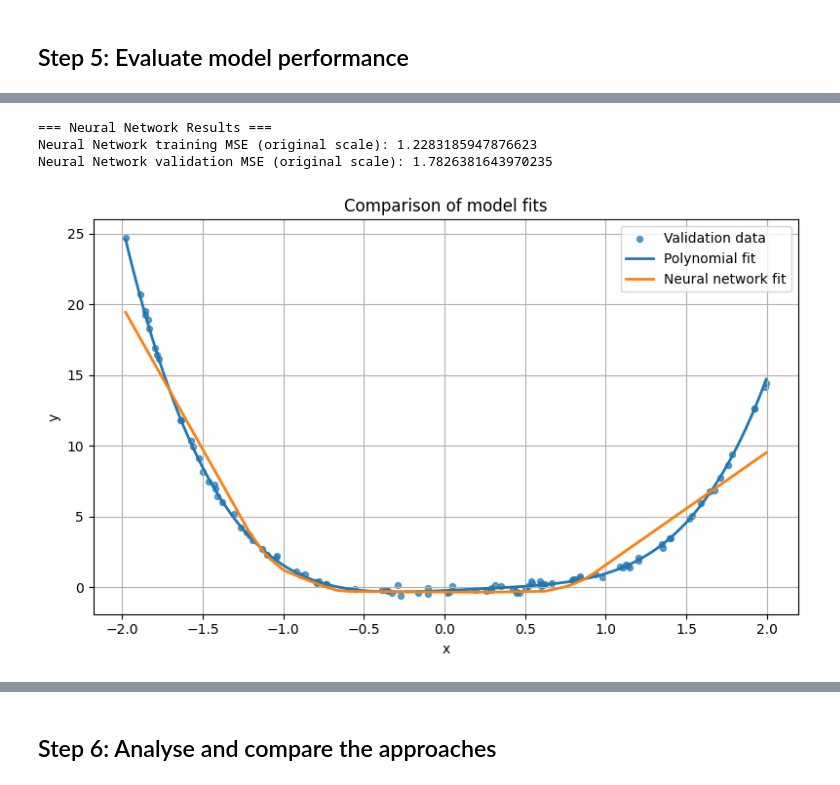
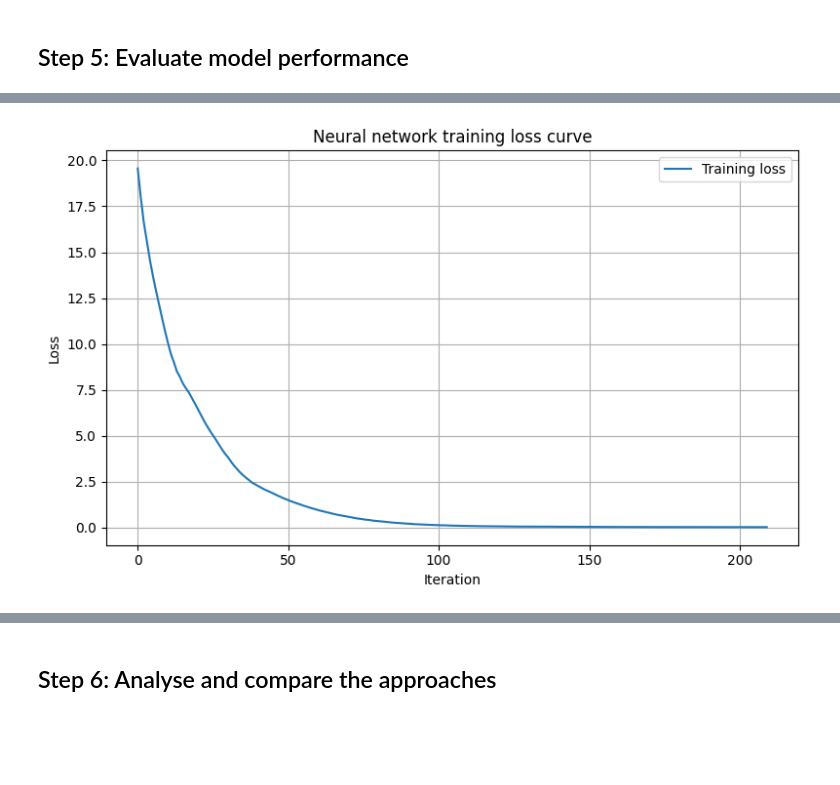
Before and after one commit to zvrv6256-uol/2603-individual-project, a Jupyter notebook: draft code.ipynb, the cells around one changed output, grey strips where cells are left out. Saved outputs shown, nothing was run; the diff lists cells and outputs as text; code cells hidden in the pictures; blank space fills up the shorter version.

```diff
--- a/draft code.ipynb
+++ b/draft code.ipynb
@@ -353,58 +238,12 @@ plt.show()
-# %%
-W1_best, b1_best, W2_best, b2_best = best_parameters
-
-def unscale_y(y_scaled, y_mean, y_std):
-    return y_scaled * y_std + y_mean
-
-# Predictions in scaled space
-y_train_pred_nn_scaled, _ = forward_regression(
-    x_train_scaled, W1_best, b1_best, W2_best, b2_best
-)
-y_val_pred_nn_scaled, _ = forward_regression(
-    x_val_scaled, W1_best, b1_best, W2_best, b2_best
-)
-
-# Convert back to original scale
-y_train_pred_nn = unscale_y(y_train_pred_nn_scaled, y_mean, y_std)
-y_val_pred_nn = unscale_y(y_val_pred_nn_scaled, y_mean, y_std)
-
-nn_train_mse = mse(y_train, y_train_pred_nn)
-nn_val_mse = mse(y_val, y_val_pred_nn)
-
-print("\n=== Neural Network Results ===")
-print("Neural Network training MSE (original scale):", float(nn_train_mse))
-print("Neural Network validation MSE (original scale):", float(nn_val_mse))
-# %% [output]
-=== Neural Network Results ===
-Neural Network training MSE (original scale): 1.2283185947876623
-Neural Network validation MSE (original scale): 1.7826381643970235
-# %%
-x_grid = np.linspace(
-    min(train_df["x"].min(), val_df["x"].min()),
-    max(train_df["x"].max(), val_df["x"].max()),
-    400
-).reshape(-1, 1)
-
-# Polynomial fit on original scale
-y_grid_poly = build_polynomial_features(x_grid, degree=4) @ poly_coefficients
-
-# Neural network fit: scale x first, then unscale y
-x_grid_scaled = (x_grid - x_mean) / x_std
-y_grid_nn_scaled, _ = forward_regression(
-    x_grid_scaled, W1_best, b1_best, W2_best, b2_best
-)
-y_grid_nn = unscale_y(y_grid_nn_scaled, y_mean, y_std)
-
-plt.figure(figsize=(8, 5))
-plt.scatter(x_val, y_val, s=18, alpha=0.7, label="Validation data")
-plt.plot(x_grid, y_grid_poly, linewidth=2, label="Polynomial fit")
-plt.plot(x_grid, y_grid_nn, linewidth=2, label="Neural network fit")
-plt.xlabel("x")
-plt.ylabel("y")
-plt.title("Comparison of model fits")
-plt.legend()
-plt.grid(True)
-plt.tight_layout()
-plt.show()
-# %% [output]
-[figure, removed]
+# %%
+plt.figure(figsize=(8, 5))
+plt.plot(model_nn.loss_curve_, label="Training loss")
+plt.xlabel("Iteration")
+plt.ylabel("Loss")
+plt.title("Neural network training loss curve")
+plt.legend()
+plt.grid(True)
+plt.tight_layout()
+plt.show()
+# %% [output]
+[figure, added]
```
Also changed, not shown: parts of 15 cells of this notebook.
